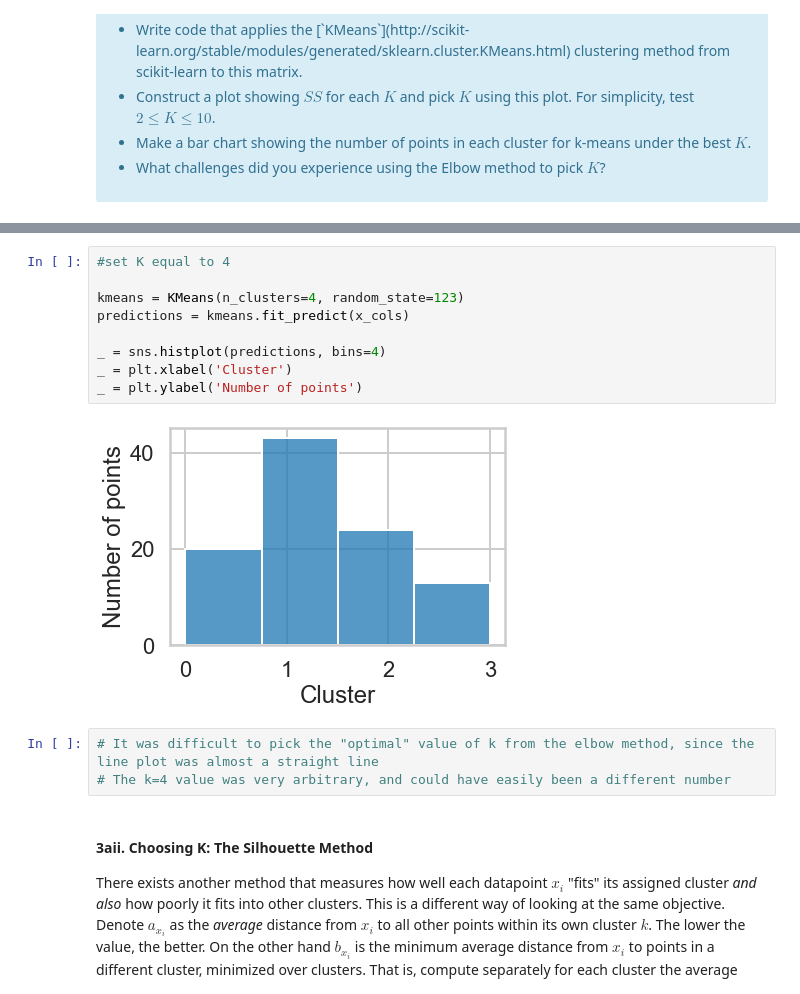
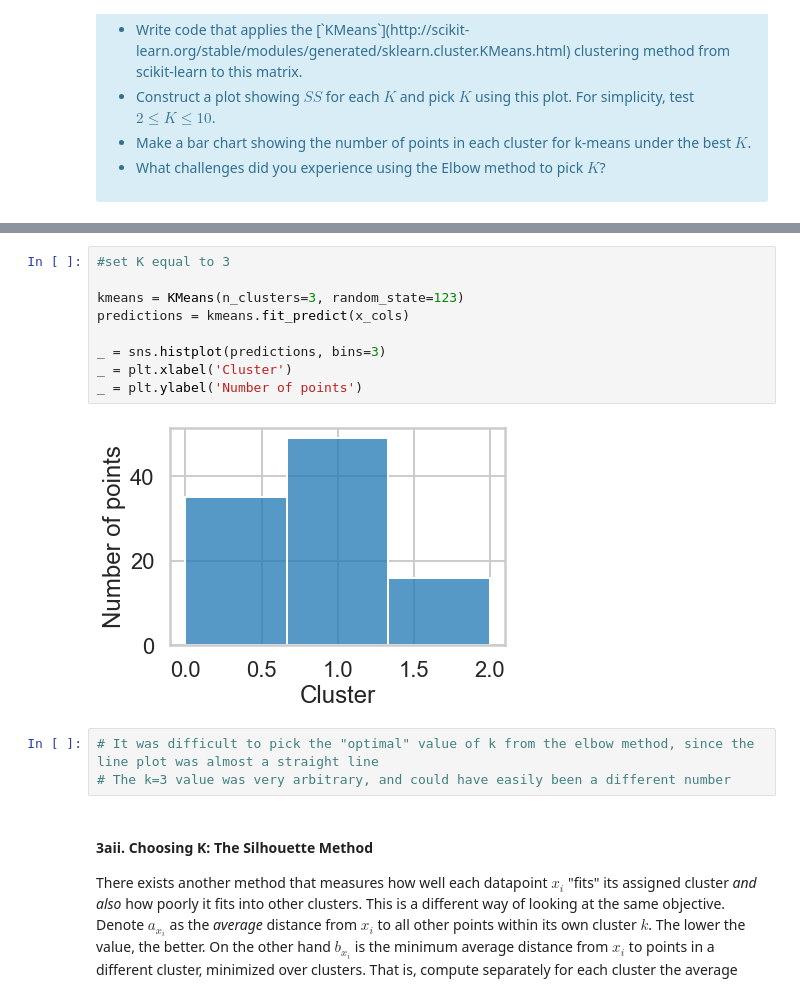
Before and after one commit to feifeikong/Springboard, a Jupyter notebook: Clustering Case Study/Clustering Case Study - Customer Segmentation with K-Means - Tier 3.ipynb, the cells around one changed output, grey strips where cells are left out. Drawn from its saved outputs; the diff is of its cells as text.

Commit message:
Clustering Case Study updated

```diff
--- a/Clustering Case Study/Clustering Case Study - Customer Segmentation with K-Means - Tier 3.ipynb
+++ b/Clustering Case Study/Clustering Case Study - Customer Segmentation with K-Means - Tier 3.ipynb
@@ -159,19 +159,19 @@ plt.show()
 # %% [output]
 [figure]
 # %%
-#set K equal to 4
+#set K equal to 3
 
-kmeans = KMeans(n_clusters=4, random_state=123)
+kmeans = KMeans(n_clusters=3, random_state=123)
 predictions = kmeans.fit_predict(x_cols)
 
-_ = sns.histplot(predictions, bins=4)
+_ = sns.histplot(predictions, bins=3)
 _ = plt.xlabel('Cluster')
 _ = plt.ylabel('Number of points')
 # %% [output]
-[figure, old version]
+[figure, new version]
 # %%
 # It was difficult to pick the "optimal" value of k from the elbow method, since the line plot was almost a straight line
-# The k=4 value was very arbitrary, and could have easily been a different number
+# The k=3 value was very arbitrary, and could have easily been a different number
 # %% [markdown]
 #### 3aii. Choosing K: The Silhouette Method
 
```
Also changed, not shown: parts of 7 cells of this notebook.
